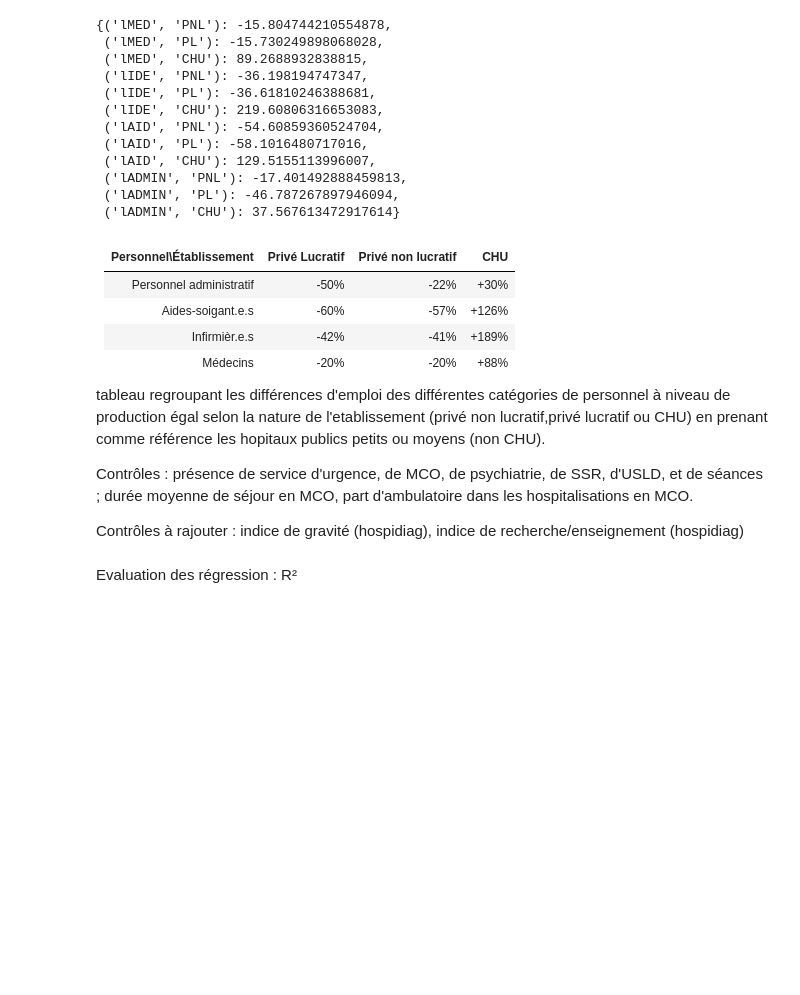
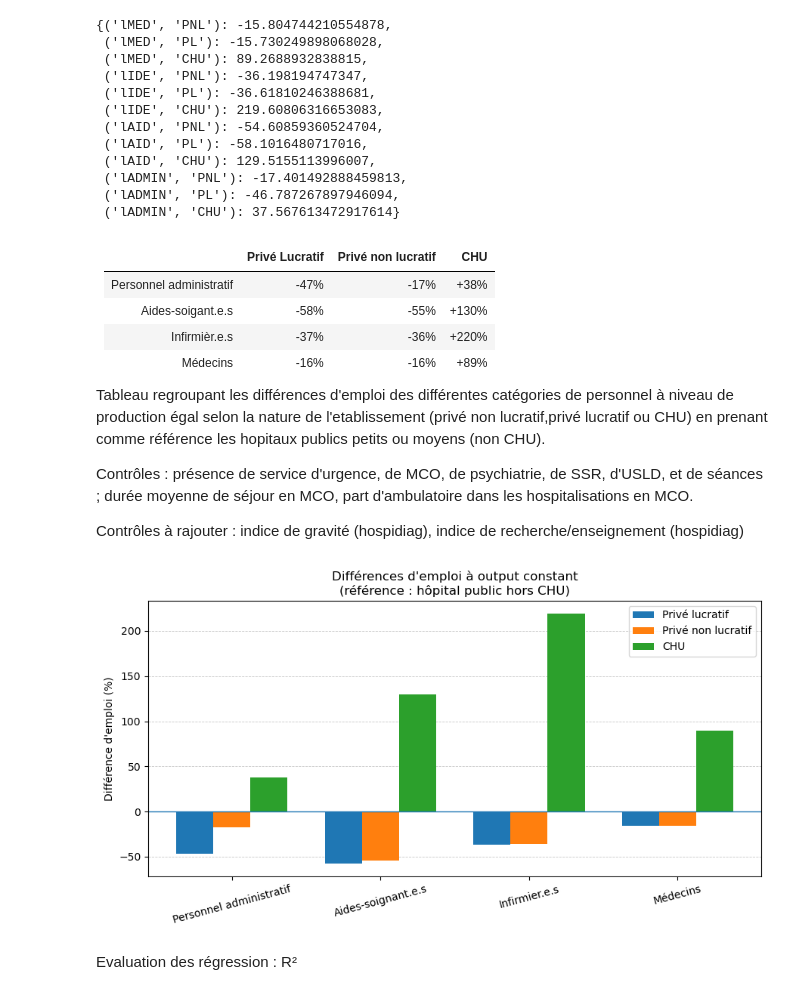
Before and after one commit to Alexandre484/StatApp, a Jupyter notebook: demande_conditionnelle.ipynb, the cells around one changed output. Saved outputs shown, nothing was run; the diff lists cells and outputs as text; code cells hidden in the pictures; blank space fills up the shorter version.

```diff
--- a/demande_conditionnelle.ipynb
+++ b/demande_conditionnelle.ipynb
@@ -373,18 +423,70 @@ dict_diff
  ('lADMIN', 'PL'): -46.787267897946094,
  ('lADMIN', 'CHU'): 37.567613472917614}
 # %% [markdown]
-| Personnel\Établissement   |    Privé Lucratif     |   Privé non lucratif    |    CHU   |
+|    |    Privé Lucratif     |   Privé non lucratif    |    CHU   |
 |:----------|------------:|-------------:|-------------:|
-| Personnel administratif    |      -50% |        -22% |    +30%     |
-| Aides-soigant.e.s      |      -60% |     -57%  |      +126%   |
-| Infirmièr.e.s      |      -42% |       -41% |    +189%      |
-| Médecins      |      -20% |     -20%    |       +88%  |
+| Personnel administratif    |      -47% |        -17% |    +38%     |
+| Aides-soigant.e.s      |      -58% |     -55%  |      +130%   |
+| Infirmièr.e.s      |      -37% |       -36% |    +220%      |
+| Médecins      |      -16% |     -16%    |       +89%  |
 
-tableau regroupant les différences d'emploi des différentes catégories de personnel à niveau de production égal selon la nature de l'etablissement (privé non lucratif,privé lucratif ou CHU) en prenant comme référence les hopitaux publics petits ou moyens (non CHU).
+Tableau regroupant les différences d'emploi des différentes catégories de personnel à niveau de production égal selon la nature de l'etablissement (privé non lucratif,privé lucratif ou CHU) en prenant comme référence les hopitaux publics petits ou moyens (non CHU).
 
 Contrôles : présence de service d'urgence, de MCO, de psychiatrie, de SSR, d'USLD, et de séances ; durée moyenne de séjour en MCO, part d'ambulatoire dans les hospitalisations en MCO.
 
 Contrôles à rajouter : indice de gravité (hospidiag), indice de recherche/enseignement (hospidiag)
+# %%
+# Passage du dictionnaire à un DataFrame
+df = pd.Series(dict_diff).unstack()
+
+# On garde l'ordre souhaité
+df = df.loc[["lADMIN", "lAID", "lIDE", "lMED"], ["PL", "PNL", "CHU"]]
+
+# Renommage lisible
+df.index = [
+    "Personnel administratif",
+    "Aides-soignant.e.s",
+    "Infirmier.e.s",
+    "Médecins"
+]
+
+df.columns = [
+    "Privé lucratif",
+    "Privé non lucratif",
+    "CHU"
+]
+
+# Paramètres du graphique
+x = np.arange(len(df.index))
+width = 0.25
+
+fig, ax = plt.subplots(figsize=(9, 5))
+
+ax.yaxis.grid(True,linestyle="--",linewidth=0.6,alpha=0.7)
+ax.set_axisbelow(True)
+
+ax.bar(x - width, df["Privé lucratif"], width, label="Privé lucratif")
+ax.bar(x, df["Privé non lucratif"], width, label="Privé non lucratif")
+ax.bar(x + width, df["CHU"], width, label="CHU")
+
+
+
+# Mise en forme
+ax.set_ylabel("Différence d'emploi (%)")
+ax.set_title(
+    "Différences d'emploi à output constant\n"
+    "(référence : hôpital public hors CHU)"
+)
+ax.set_xticks(x)
+ax.set_xticklabels(df.index, rotation=15)
+ax.legend()
+
+ax.axhline(0, linewidth=1)
+
+plt.tight_layout()
+plt.show()
+# %% [output]
+[figure, added]
 # %% [markdown]
 Evaluation des régression : R²
 # %%
```
Also changed, not shown: parts of 12 cells of this notebook, 3 other files.
